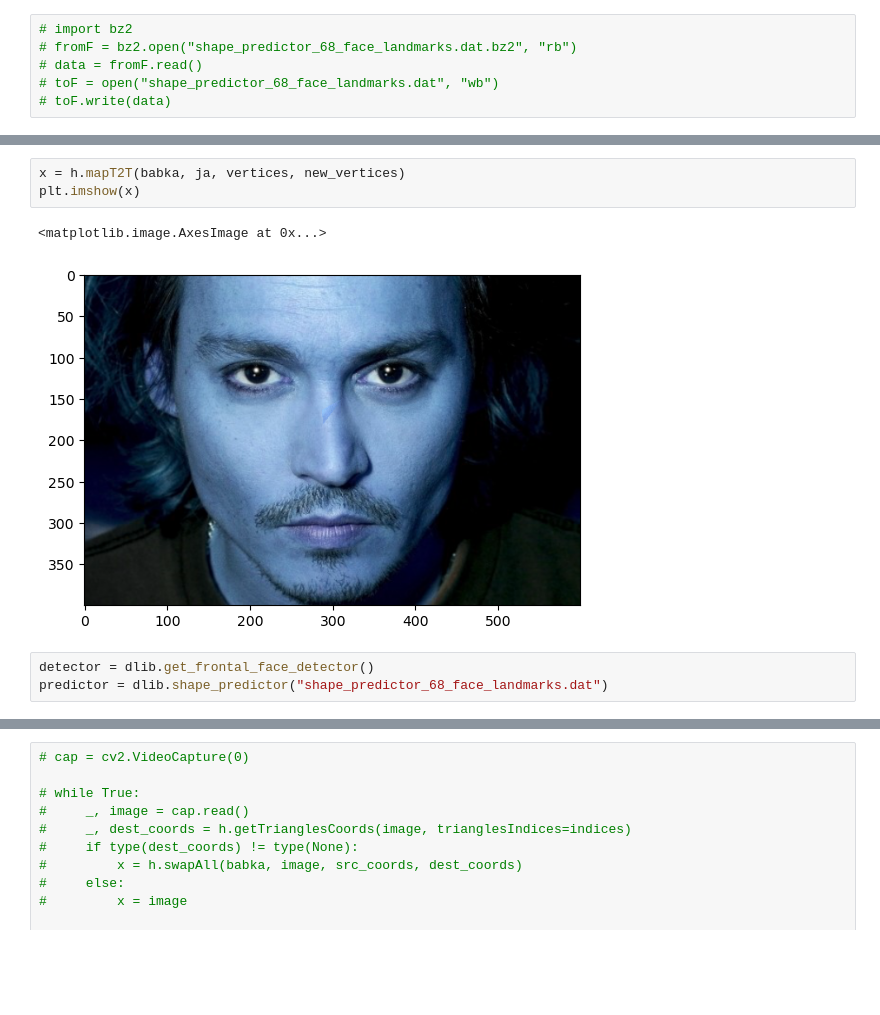
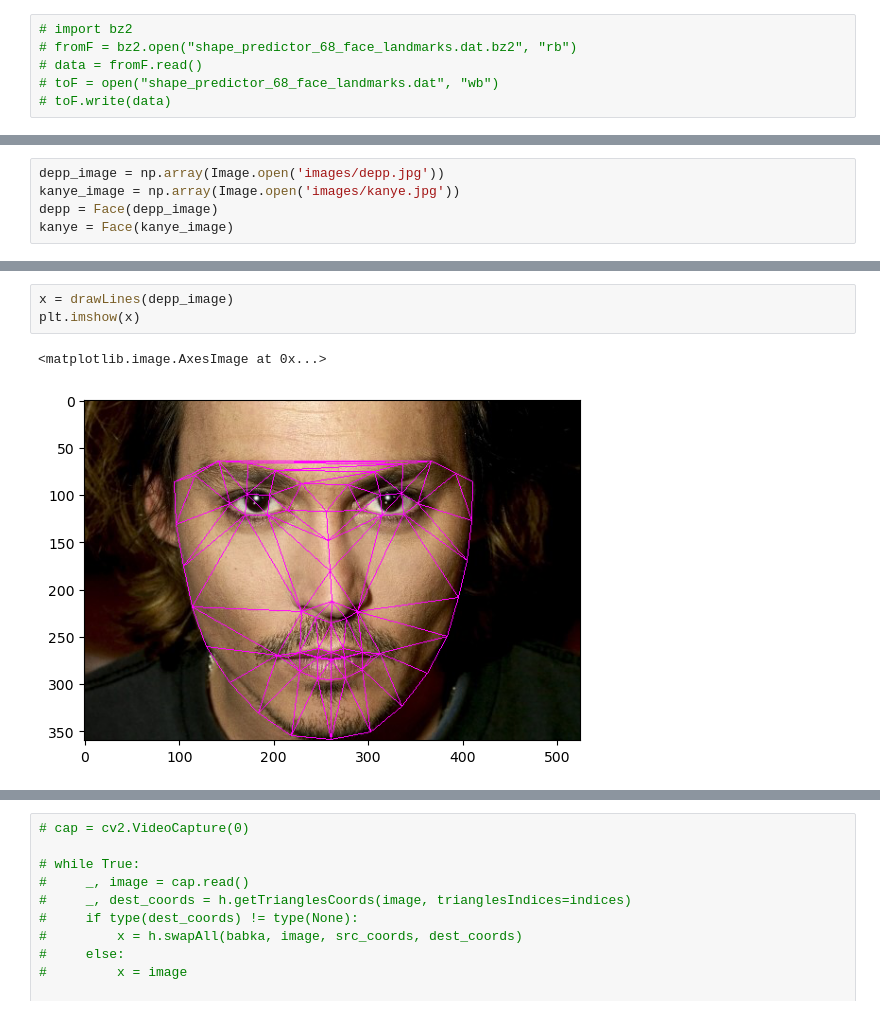
Before and after one commit to Shapke01/facePlay, a Jupyter notebook: capture.ipynb, the cells around one changed output, grey strips where cells are left out. Cells and saved outputs as stored; diff of their text form; blank space fills up the shorter version.

```diff
--- a/capture.ipynb
+++ b/capture.ipynb
@@ -28,0 +21,5 @@ new_vertices = np.array([(289, 180), (288, 164), (311, 151)], dtype=np.float32)
+# %%
+depp_image = np.array(Image.open('images/depp.jpg'))
+kanye_image = np.array(Image.open('images/kanye.jpg'))
+depp = Face(depp_image)
+kanye = Face(kanye_image)
@@ -29,9 +32,6 @@ new_vertices = np.array([(289, 180), (288, 164), (311, 151)], dtype=np.float32)
 # %%
-x = h.mapT2T(babka, ja, vertices, new_vertices)
+x = drawLines(depp_image)
 plt.imshow(x)
 # %% [output]
 <matplotlib.image.AxesImage at 0x...>
-[figure, old version]
+[figure, new version]
-# %%
-detector = dlib.get_frontal_face_detector()
-predictor = dlib.shape_predictor("shape_predictor_68_face_landmarks.dat")
```
Also changed, not shown: parts of 27 cells of this notebook, 5 other files.
